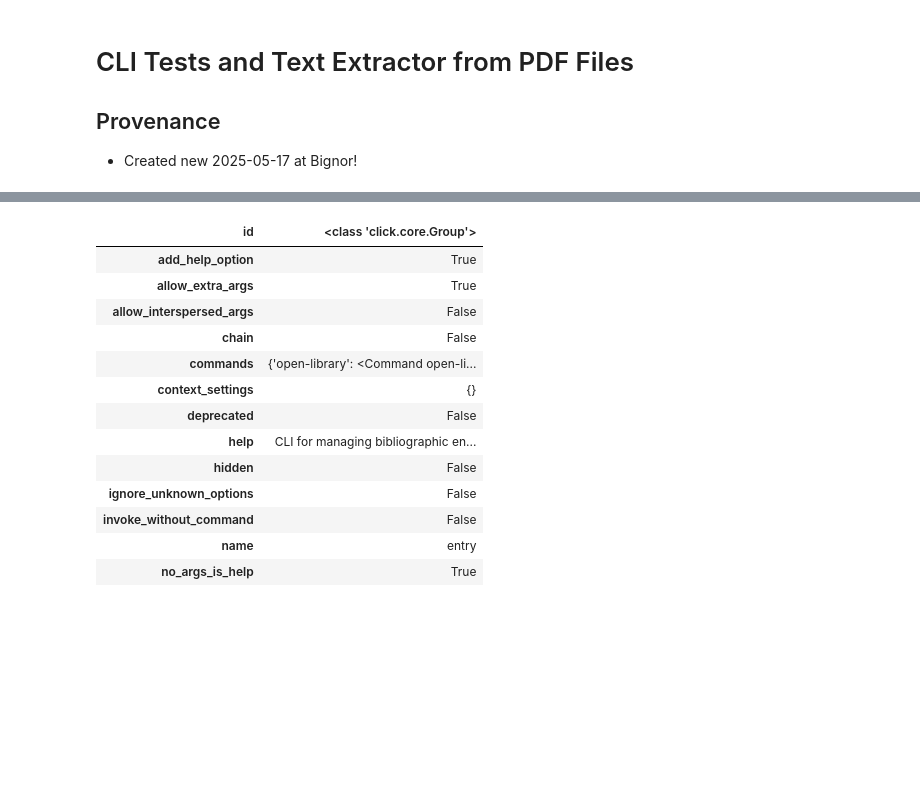
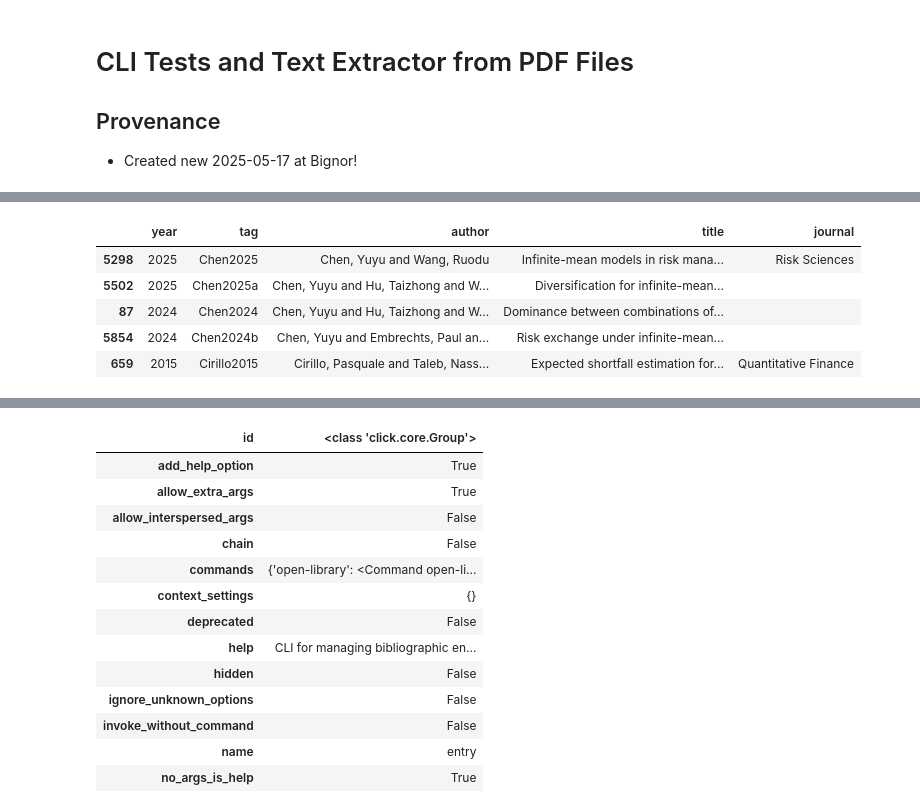
Before and after one commit to mynl/archivum_project, a Jupyter notebook: temp/text-extractor.ipynb, the cells around one changed output, grey strips where cells are left out. Drawn from its saved outputs; the diff is of its cells as text; code cells hidden in the pictures; blank space fills up the shorter version.

```diff
--- a/temp/text-extractor.ipynb
+++ b/temp/text-extractor.ipynb
@@ -64,0 +118,10 @@ time: 16 ms (started: 2025-06-01 23:26:39 +01:00)
+# %%
+df = lib.ref_df.querex('recent top 10 title ~ /infinite(-| )mean/')
+df.head()
+# %% [output]
+|  | year | tag | author | title | journal |
+| 5298 | 2025 | Chen2025 | Chen, Yuyu and Wang, Ruodu | Infinite-mean models in risk mana... | Risk Sciences |
+| 5502 | 2025 | Chen2025a | Chen, Yuyu and Hu, Taizhong and W... | Diversification for infinite-mean... |  |
+| 87 | 2024 | Chen2024 | Chen, Yuyu and Hu, Taizhong and W... | Dominance between combinations of... |  |
+| 5854 | 2024 | Chen2024b | Chen, Yuyu and Embrechts, Paul an... | Risk exchange under infinite-mean... |  |
+| 659 | 2015 | Cirillo2015 | Cirillo, Pasquale and Taleb, Nass... | Expected shortfall estimation for... | Quantitative Finance |
```
Also changed, not shown: parts of 33 cells of this notebook, 7 other files.
